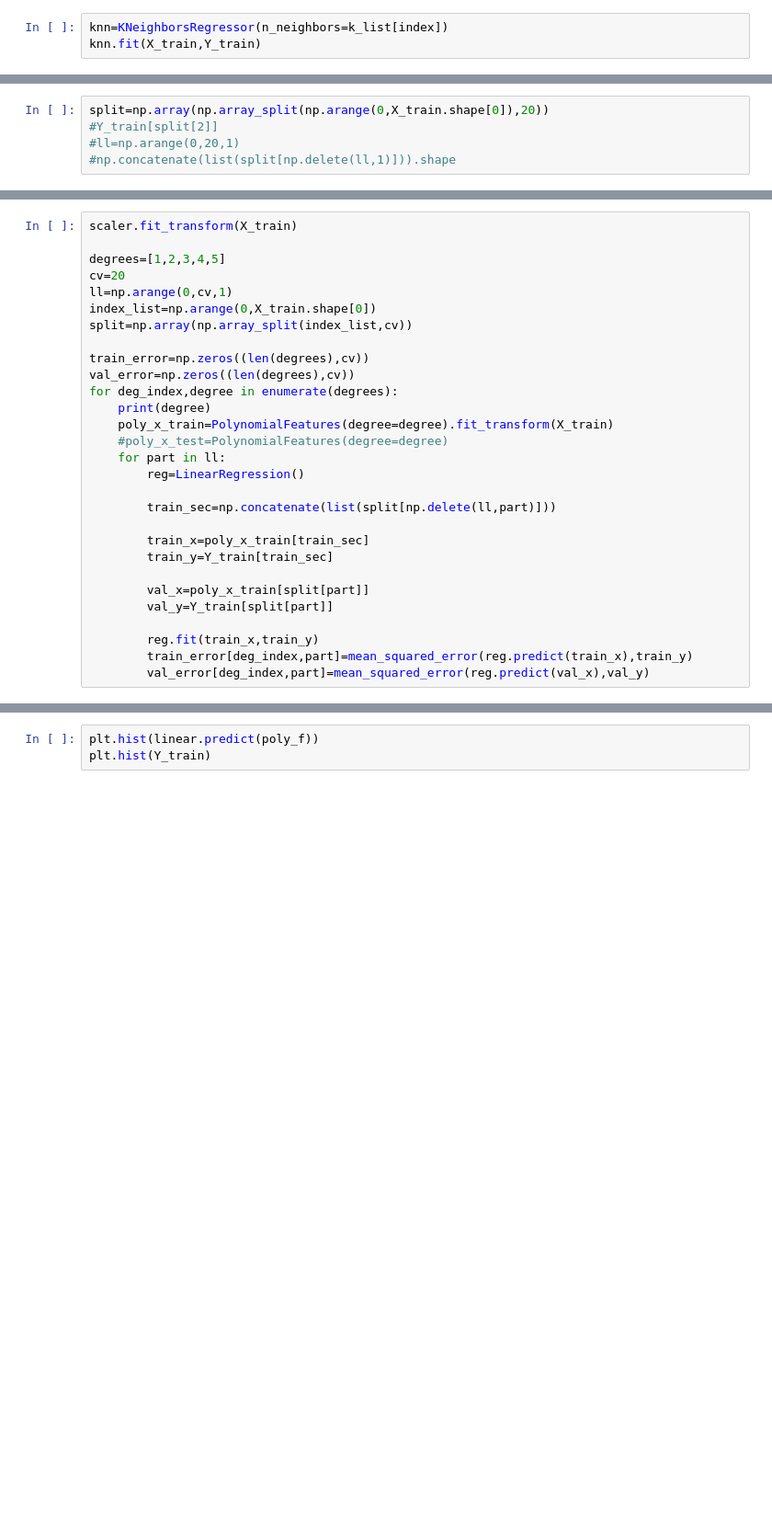
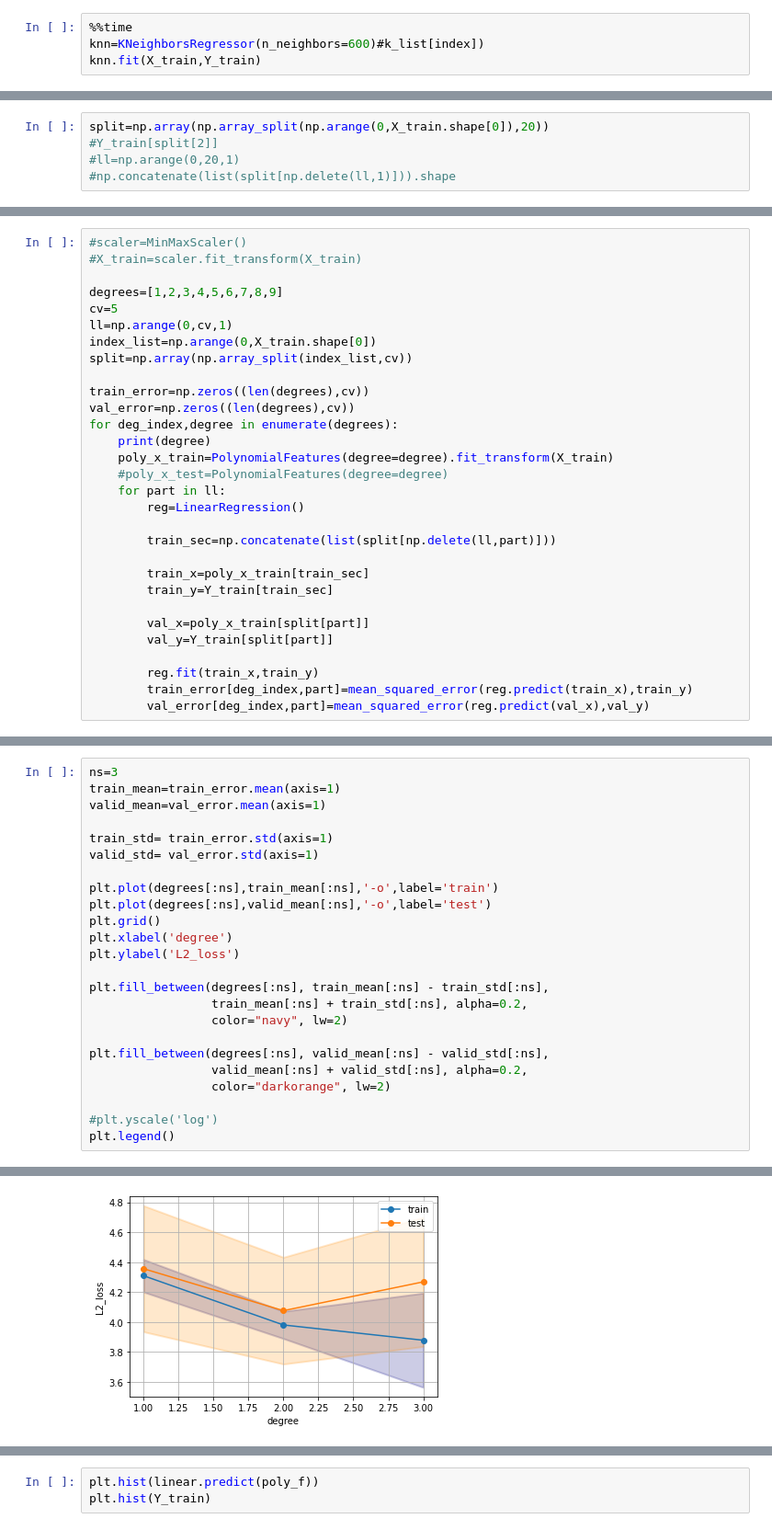
Before and after one commit to Ali-Setareh/Machine-learning-in-physics-Project, a Jupyter notebook: Phase 2- Classical Models/Phase 2.ipynb, the cells around one changed output, grey strips where cells are left out. Shown at 92% size. Saved outputs shown, nothing was run; the diff lists cells and outputs as text; blank space fills up the shorter version.

```diff
--- a/Phase 2- Classical Models/Phase 2.ipynb
+++ b/Phase 2- Classical Models/Phase 2.ipynb
@@ -178,6 +191,7 @@ plt.savefig('opt for knn.pdf',bbox_inches='tight')
 # %% [output]
 [figure]
 # %%
-knn=KNeighborsRegressor(n_neighbors=k_list[index])
+%%time
+knn=KNeighborsRegressor(n_neighbors=600)#k_list[index])
 knn.fit(X_train,Y_train)
 # %% [output]
@@ -257,8 +269,9 @@ split=np.array(np.array_split(np.arange(0,X_train.shape[0]),20))
 # %%
-scaler.fit_transform(X_train)
+#scaler=MinMaxScaler()
+#X_train=scaler.fit_transform(X_train)
 
-degrees=[1,2,3,4,5]
-cv=20
+degrees=[1,2,3,4,5,6,7,8,9]
+cv=5
 ll=np.arange(0,cv,1)
 index_list=np.arange(0,X_train.shape[0])
 split=np.array(np.array_split(index_list,cv))
@@ -303,0 +325,25 @@ array([ 4.50181744,  4.19635048,  4.03792931, 34.48871291, 29.35593744])
+# %%
+ns=3
+train_mean=train_error.mean(axis=1)
+valid_mean=val_error.mean(axis=1)
+
+train_std= train_error.std(axis=1)
+valid_std= val_error.std(axis=1)
+
+plt.plot(degrees[:ns],train_mean[:ns],'-o',label='train')
+plt.plot(degrees[:ns],valid_mean[:ns],'-o',label='test')
+plt.grid()
+plt.xlabel('degree')
+plt.ylabel('L2_loss')
+
+plt.fill_between(degrees[:ns], train_mean[:ns] - train_std[:ns],
+                 train_mean[:ns] + train_std[:ns], alpha=0.2,
+                 color="navy", lw=2)
+
+plt.fill_between(degrees[:ns], valid_mean[:ns] - valid_std[:ns],
+                 valid_mean[:ns] + valid_std[:ns], alpha=0.2,
+                 color="darkorange", lw=2)
+
+#plt.yscale('log')
+plt.legend()
+# %% [output]
@@ -304 +351,2 @@ array([ 4.50181744,  4.19635048,  4.03792931, 34.48871291, 29.35593744])
+[figure, added]
 # %%
```
Also changed, not shown: parts of 50 cells of this notebook.
